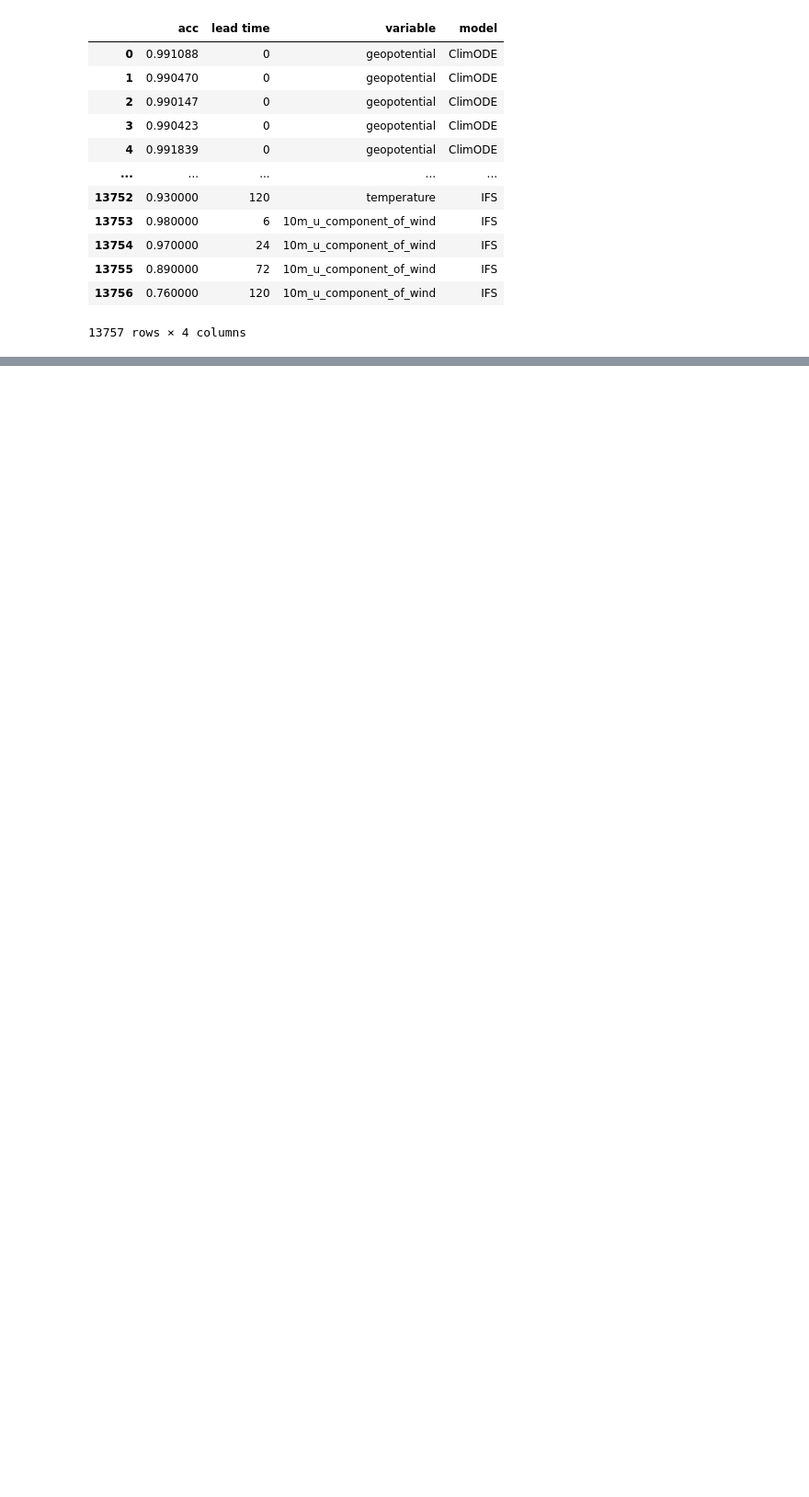
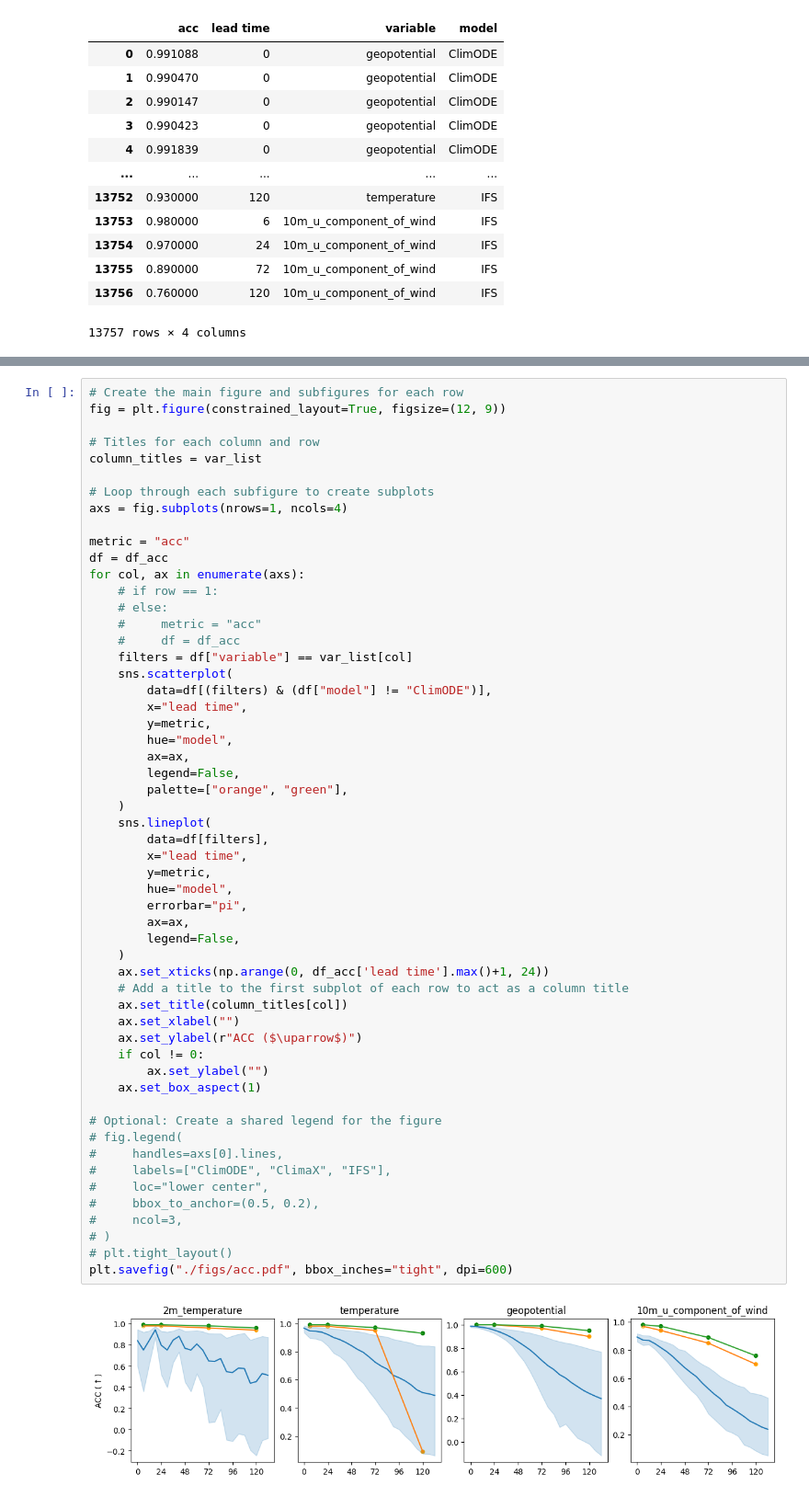
Before and after one commit to dataymeric/ClimODE, a Jupyter notebook: visualization/viz_notebook.ipynb, the cells around one changed output, grey strips where cells are left out. Shown: that part at 92% size. Drawn from its saved outputs; the diff is of its cells as text; blank space fills up the shorter version.

```diff
--- a/visualization/viz_notebook.ipynb
+++ b/visualization/viz_notebook.ipynb
@@ -139,0 +201,57 @@ plt.savefig("./figs/acc_rmse.pdf", bbox_inches="tight", dpi=600)
+# %%
+# Create the main figure and subfigures for each row
+fig = plt.figure(constrained_layout=True, figsize=(12, 9))
+
+# Titles for each column and row
+column_titles = var_list
+
+# Loop through each subfigure to create subplots
+axs = fig.subplots(nrows=1, ncols=4)
+
+metric = "acc"
+df = df_acc
+for col, ax in enumerate(axs):
+    # if row == 1:
+    # else:
+    #     metric = "acc"
+    #     df = df_acc
+    filters = df["variable"] == var_list[col]
+    sns.scatterplot(
+        data=df[(filters) & (df["model"] != "ClimODE")],
+        x="lead time",
+        y=metric,
+        hue="model",
+        ax=ax,
+        legend=False,
+        palette=["orange", "green"],
+    )
+    sns.lineplot(
+        data=df[filters],
+        x="lead time",
+        y=metric,
+        hue="model",
+        errorbar="pi",
+        ax=ax,
+        legend=False,
+    )
+    ax.set_xticks(np.arange(0, df_acc['lead time'].max()+1, 24))
+    # Add a title to the first subplot of each row to act as a column title
+    ax.set_title(column_titles[col])
+    ax.set_xlabel("")
+    ax.set_ylabel(r"ACC ($\uparrow$)")
+    if col != 0:
+        ax.set_ylabel("")
+    ax.set_box_aspect(1)
+
+# Optional: Create a shared legend for the figure
+# fig.legend(
+#     handles=axs[0].lines,
+#     labels=["ClimODE", "ClimaX", "IFS"],
+#     loc="lower center",
+#     bbox_to_anchor=(0.5, 0.2),
+#     ncol=3,
+# )
+# plt.tight_layout()
+plt.savefig("./figs/acc.pdf", bbox_inches="tight", dpi=600)
+# %% [output]
+[figure, added]
```
Also changed, not shown: parts of 2 cells of this notebook, 4 other files.
